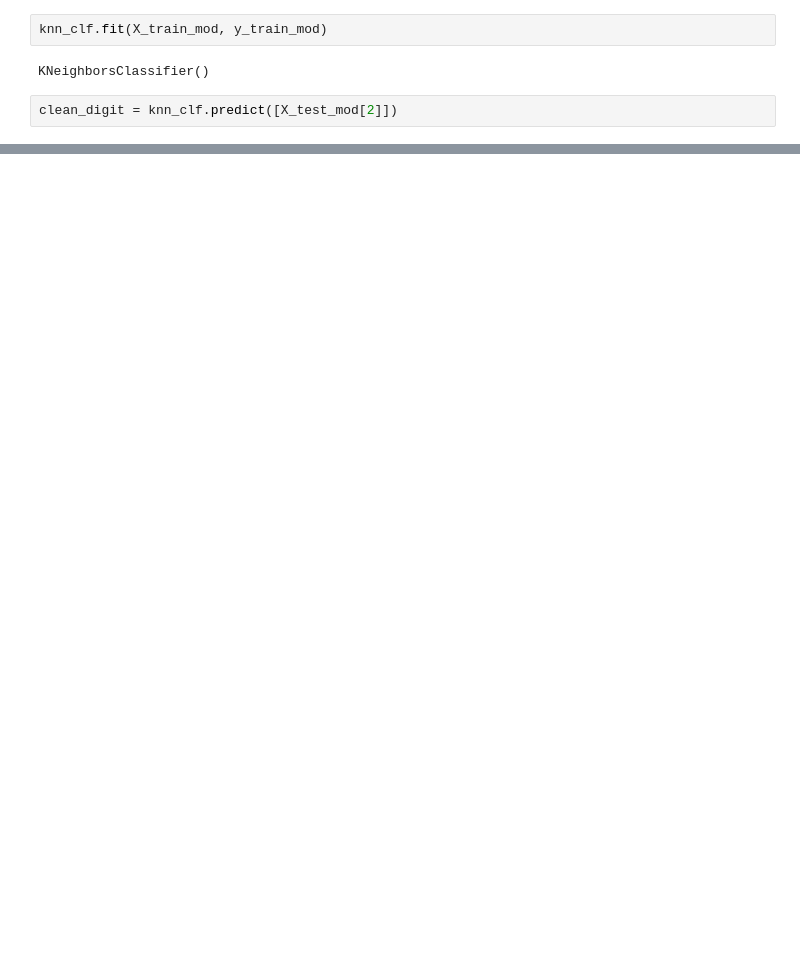
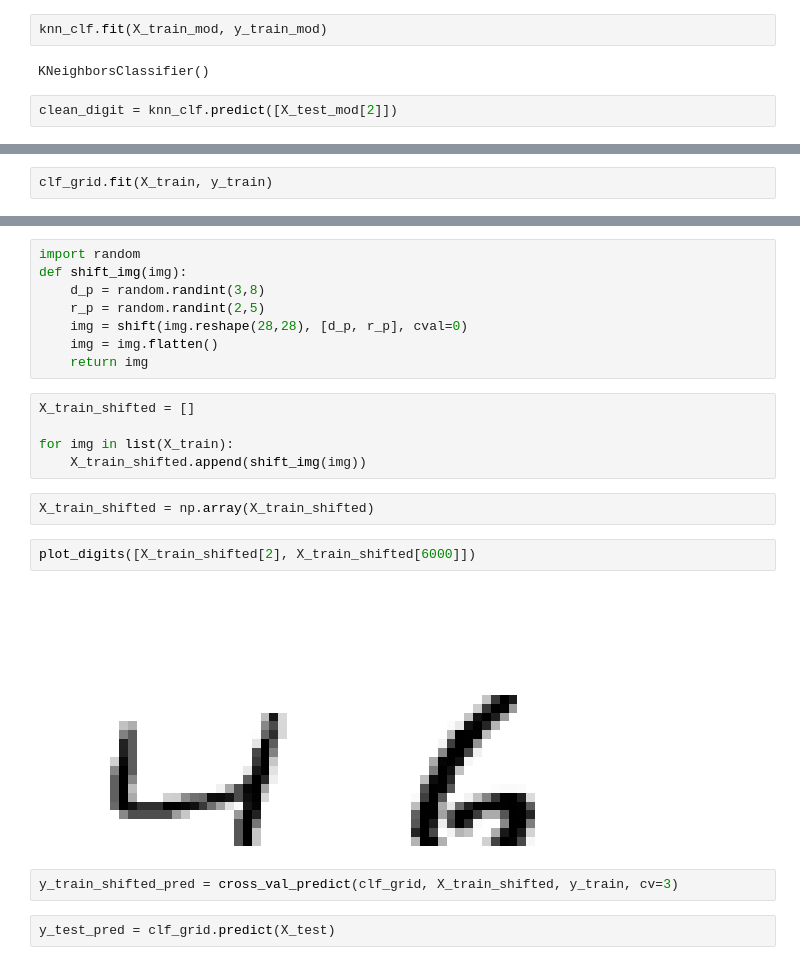
Before and after one commit to CODEPAC/hands_on_ml2_ex, a Jupyter notebook: 3._Classification.ipynb, the cells around one changed output, grey strips where cells are left out. Drawn from its saved outputs; the diff is of its cells as text; blank space fills up the shorter version.

```diff
--- a/3._Classification.ipynb
+++ b/3._Classification.ipynb
@@ -465,0 +474,2 @@ plot_digits([X_test_mod[2],clean_digit])
+# %%
+clf_grid.fit(X_train, y_train)
@@ -465,0 +507,23 @@ plot_digits([X_test_mod[2],clean_digit])
+# %%
+import random
+def shift_img(img):
+    d_p = random.randint(3,8)
+    r_p = random.randint(2,5)
+    img = shift(img.reshape(28,28), [d_p, r_p], cval=0)
+    img = img.flatten()
+    return img
+# %%
+X_train_shifted = []
+
+for img in list(X_train):
+    X_train_shifted.append(shift_img(img))
+# %%
+X_train_shifted = np.array(X_train_shifted)
+# %%
+plot_digits([X_train_shifted[2], X_train_shifted[6000]])
+# %% [output]
+[figure, added]
+# %%
+y_train_shifted_pred = cross_val_predict(clf_grid, X_train_shifted, y_train, cv=3)
+# %%
+y_test_pred = clf_grid.predict(X_test)
```
Also changed, not shown: parts of 10 cells of this notebook.
